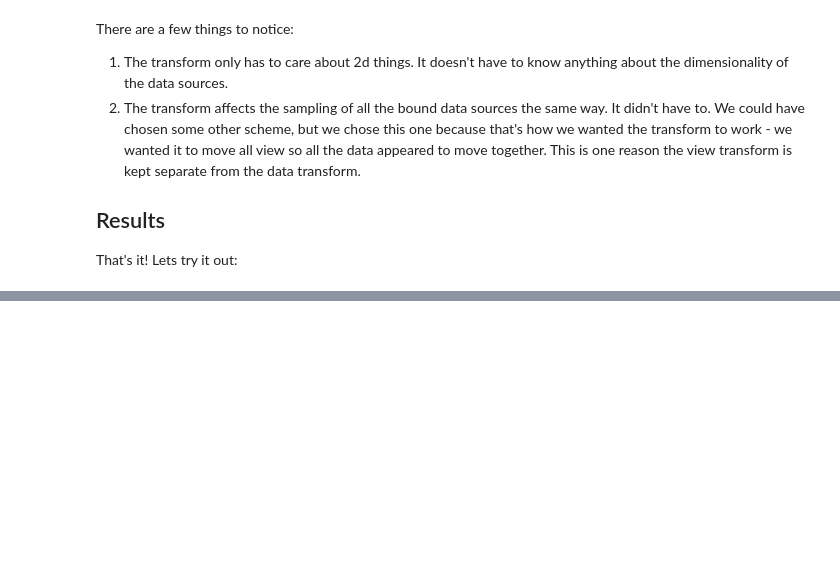
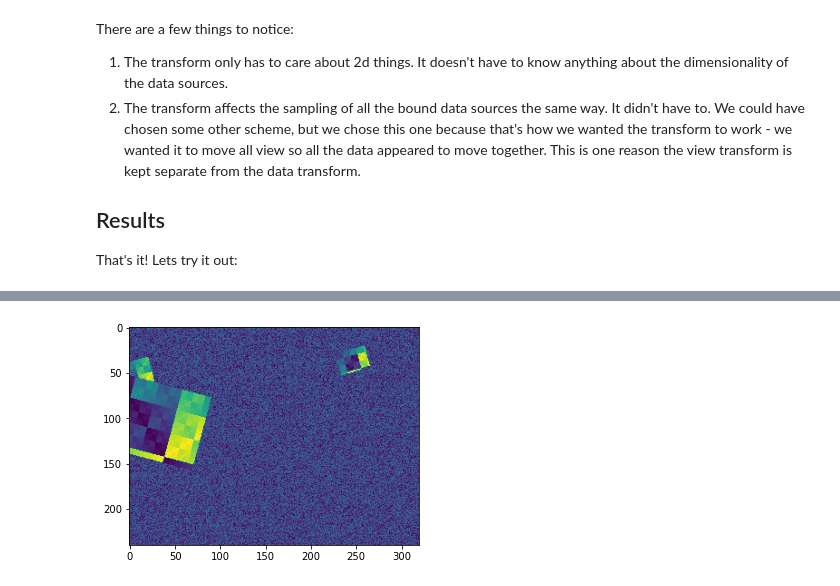
Before and after one commit to nclack/book-the-rendering, a Jupyter notebook: SamplingWithTransforms2.ipynb, the cells around one changed output, grey strips where cells are left out. Cells and saved outputs as stored; diff of their text form; code cells hidden in the pictures; blank space fills up the shorter version.

```diff
--- a/SamplingWithTransforms2.ipynb
+++ b/SamplingWithTransforms2.ipynb
@@ -100,10 +100,12 @@ class View:
         for y in range(0,frame.shape[0]):
             for x in range(0,frame.shape[1]):
                 r_samp=self._transform@[x,y,1]
-                for d in self._data:
-                    v = d.sample(r_samp)
-                    if v is not None:
-                        frame[y,x]=v
+                v = compose([d.sample(r_samp) for d in self._data])
+
+#                 for d in self._data:
+#                     v = d.sample(r_samp)
+                if v is not None:
+                    frame[y,x]=v
 
     def rotate(self,theta_deg):
         theta_rad=theta_deg*pi/180.0
@@ -147,4 +148,4 @@ v.show()
 # %%
-v.rotate(15)
+v.rotate(-15)
 v.show()
 # %% [output]
@@ -153,3 +152,4 @@ v.show()
+[figure, added]
 # %% [markdown]
 ## Summary
 
```
Also changed, not shown: parts of 3 cells of this notebook, 1 other file.
